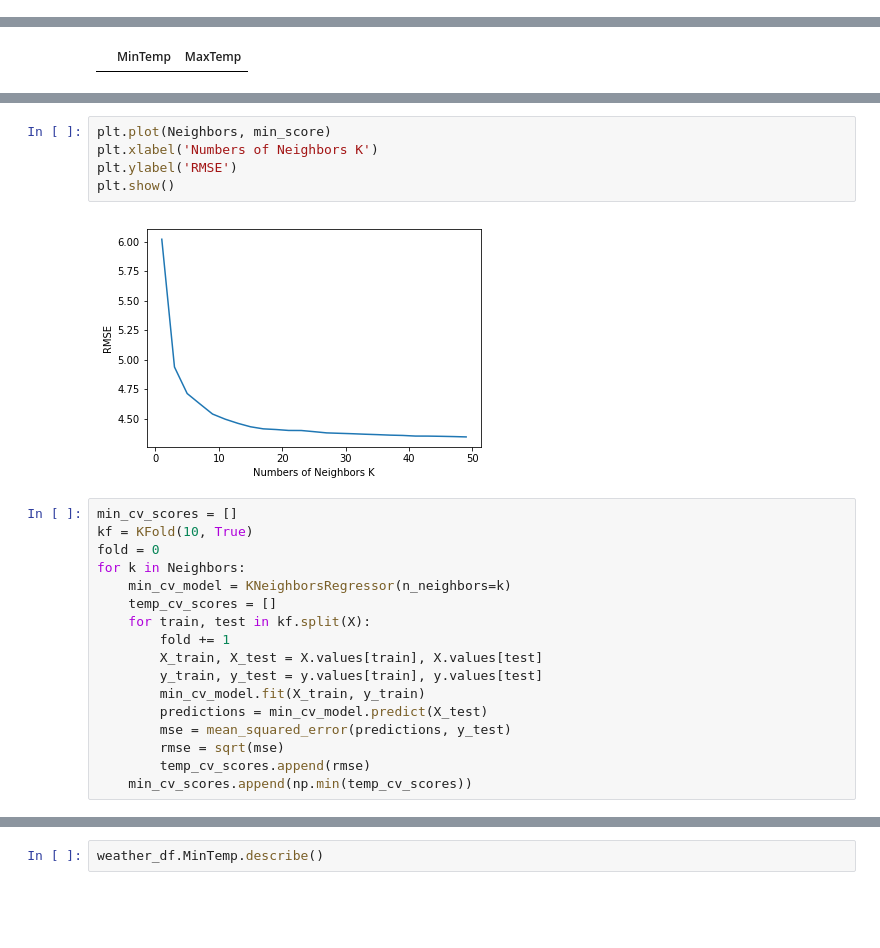
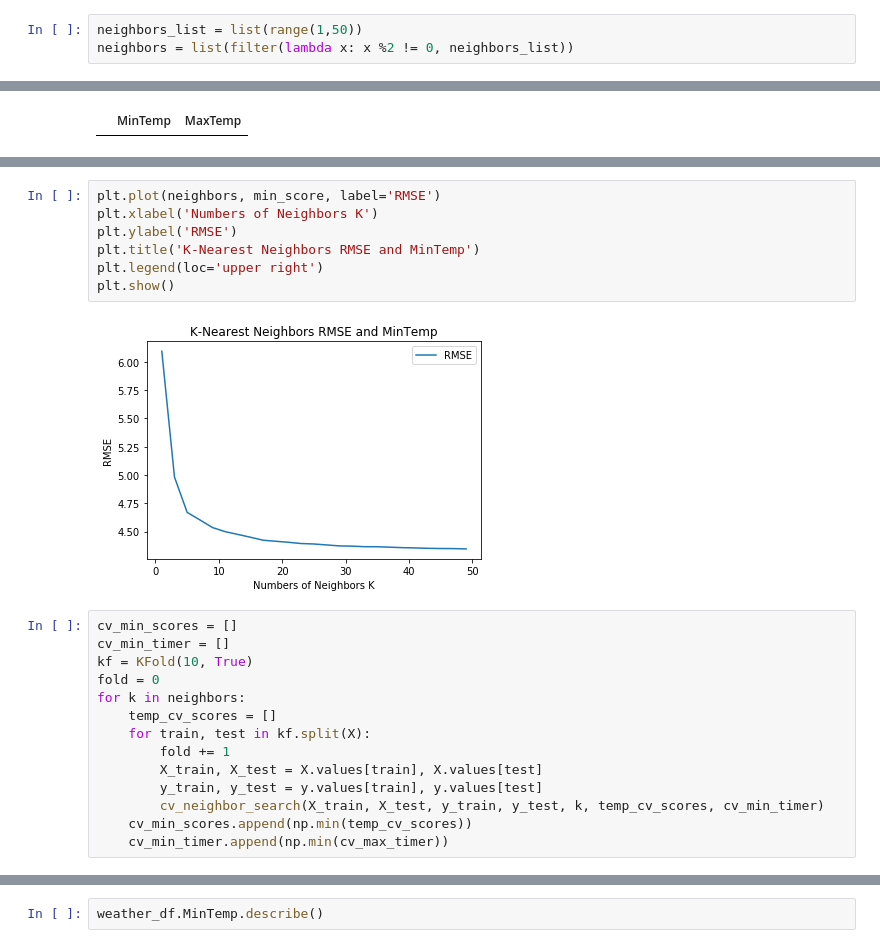
Before and after one commit to 12596375/AusWeather, a Jupyter notebook: AusWeather.ipynb, the cells around one changed output, grey strips where cells are left out. Cells and saved outputs as stored; diff of their text form; blank space fills up the shorter version.

```diff
--- a/AusWeather.ipynb
+++ b/AusWeather.ipynb
@@ -138,0 +192,3 @@ Missing Max Temp: 234, Missing Min Temp: 637
+# %%
+neighbors_list = list(range(1,50))
+neighbors = list(filter(lambda x: x %2 != 0, neighbors_list))
@@ -293,25 +324,24 @@ KNN on neighbors = 49 has a rmse of 4.344448277594856 and took 0.430182353000418
 # %%
-plt.plot(Neighbors, min_score)
+plt.plot(neighbors, min_score, label='RMSE')
 plt.xlabel('Numbers of Neighbors K')
 plt.ylabel('RMSE')
+plt.title('K-Nearest Neighbors RMSE and MinTemp')
+plt.legend(loc='upper right')
 plt.show()
 # %% [output]
-[figure, old version]
+[figure, new version]
 # %%
-min_cv_scores = []
+cv_min_scores = []
+cv_min_timer = []
 kf = KFold(10, True)
 fold = 0
-for k in Neighbors:
-    min_cv_model = KNeighborsRegressor(n_neighbors=k)
+for k in neighbors:
     temp_cv_scores = []
     for train, test in kf.split(X):
         fold += 1
         X_train, X_test = X.values[train], X.values[test]
         y_train, y_test = y.values[train], y.values[test]
-        min_cv_model.fit(X_train, y_train)
-        predictions = min_cv_model.predict(X_test)
-        mse = mean_squared_error(predictions, y_test)
-        rmse = sqrt(mse)
-        temp_cv_scores.append(rmse)
-    min_cv_scores.append(np.min(temp_cv_scores))
+        cv_neighbor_search(X_train, X_test, y_train, y_test, k, temp_cv_scores, cv_min_timer)
+    cv_min_scores.append(np.min(temp_cv_scores))
+    cv_min_timer.append(np.min(cv_max_timer))
 # %%
```
Also changed, not shown: parts of 120 cells of this notebook.
